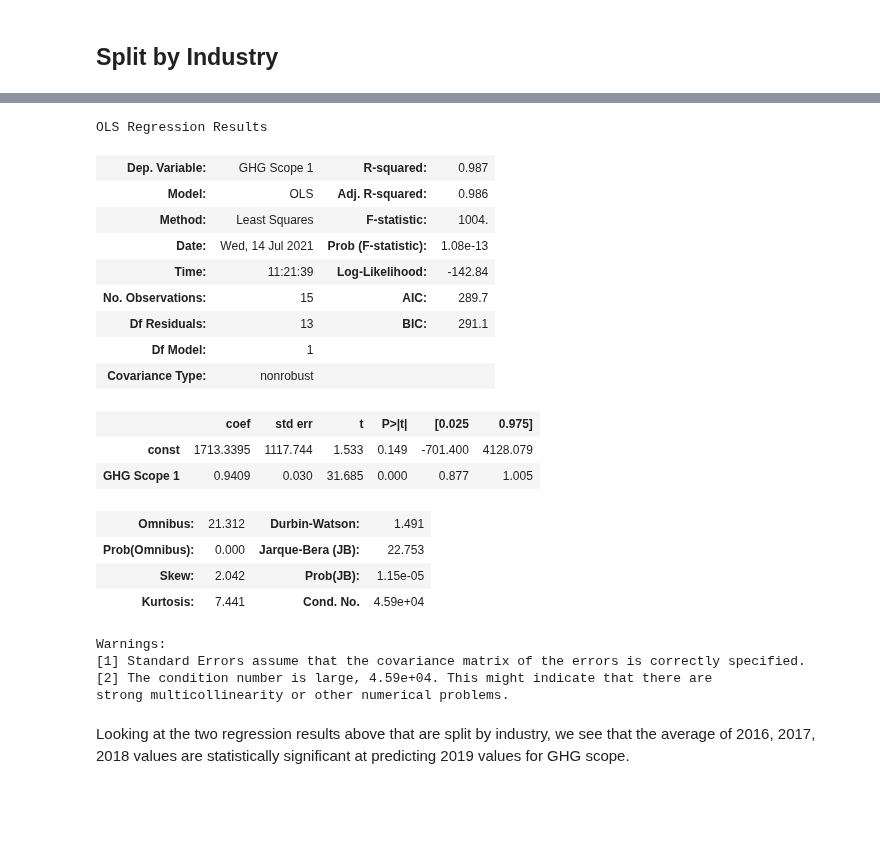
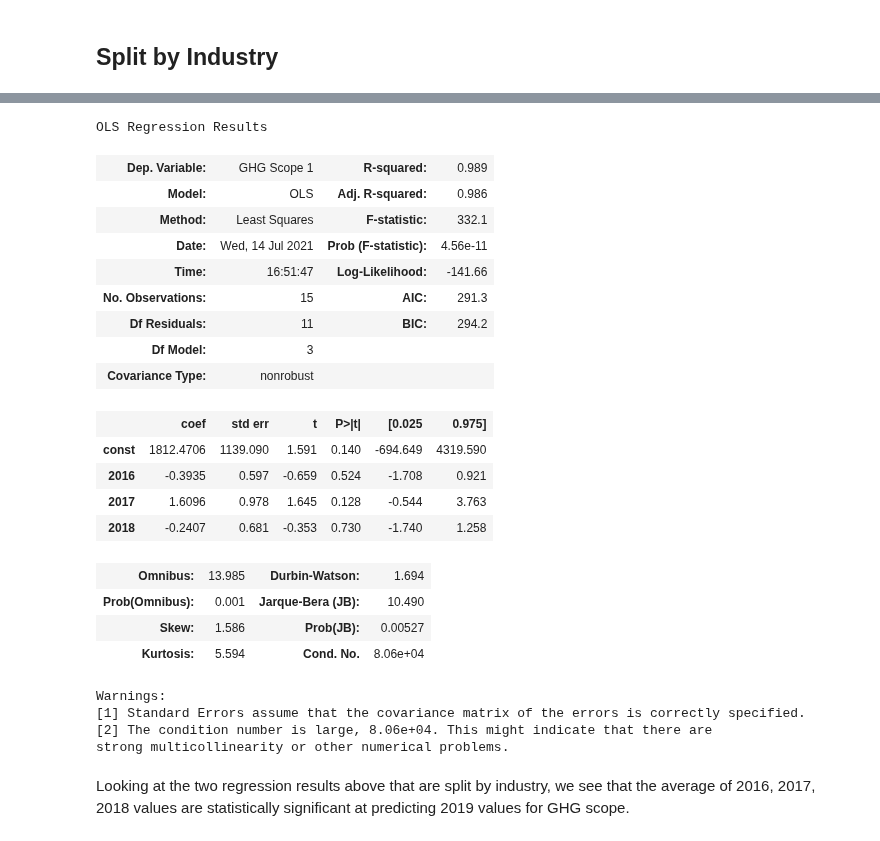
Before and after one commit to maralinetorres/BU-Capstone-Predicting-Environmental-Actions, a Jupyter notebook: Sprint #7 - Final presentation/PredictingTimeSeries - GHG Scope.ipynb, the cells around one changed output, grey strips where cells are left out. Saved outputs shown, nothing was run; the diff lists cells and outputs as text; code cells hidden in the pictures; blank space fills up the shorter version.

```diff
--- a/Sprint #7 - Final presentation/PredictingTimeSeries - GHG Scope.ipynb
+++ b/Sprint #7 - Final presentation/PredictingTimeSeries - GHG Scope.ipynb
@@ -46,8 +46,12 @@ companies_2016 = list(stocks[(stocks['Year'] == 2016) & (stocks['GHG Scope 1'] !
 list2016_as_set = set(companies_2016)
 intersection2= list2016_as_set.intersection(intersection2)
 
-x = stocks[(stocks['Year'].isin([2016, 2017,2018])) & (stocks['Ticker'].isin(intersection2))][['Ticker', 'GHG Scope 1']]
-x = x.groupby('Ticker').mean()[['GHG Scope 1']]
+x = stocks[(stocks['Year'].isin([2016, 2017,2018])) & (stocks['Ticker'].isin(intersection2))][['Year', 'Ticker', 'GHG Scope 1']]
+x = x.pivot(index = 'Ticker', columns = ['Year']).reset_index()
+x.columns = x.columns.droplevel(0)
+
+x = x.rename_axis(None, axis=1)
+x = x.drop(columns = '')
 
 y = stocks[(stocks['Year'] == 2019) & (stocks['Ticker'].isin(intersection2))][['GHG Scope 1']]
 x.index = y.index
@@ -101,8 +107,12 @@ companies_2016 = list(util_df[(util_df['Year'] == 2016) & (util_df['GHG Scope 1'
 list2016_as_set = set(companies_2016)
 intersection = list2016_as_set.intersection(intersection)
 
-x = util_df[(util_df['Year'].isin([2016, 2017,2018])) & (util_df['Ticker'].isin(intersection))][['Ticker', 'GHG Scope 1']]
-x = x.groupby('Ticker').mean()[['GHG Scope 1']]
+x = util_df[(util_df['Year'].isin([2016, 2017,2018])) & (util_df['Ticker'].isin(intersection))][['Year', 'Ticker', 'GHG Scope 1']]
+x = x.pivot(index = 'Ticker', columns = ['Year']).reset_index()
+x.columns = x.columns.droplevel(0)
+
+x = x.rename_axis(None, axis=1)
+x = x.drop(columns = '')
 
 y = util_df[(util_df['Year'] == 2019) & (util_df['Ticker'].isin(intersection))][['GHG Scope 1']]
 x.index = y.index
@@ -136,50 +148,56 @@ strong multicollinearity or other numerical problems.
 # %%
 companies_2018 = list(nrg_df[(nrg_df['Year'] == 2018) & (nrg_df['GHG Scope 1'] != 0)]['Ticker'])
 companies_2019 = list(nrg_df[(nrg_df['Year'] == 2019) & (nrg_df['Ticker'].isin(companies_2018))]['Ticker'])
 
 #Getting companies that have reported for 2016,2017, and 2018 in a years
 list2018_as_set = set(companies_2018)
 intersection = list2018_as_set.intersection(companies_2019)
 
 companies_2017 = list(nrg_df[(nrg_df['Year'] == 2017) & (nrg_df['GHG Scope 1'] != 0) ]['Ticker'])
 list2017_as_set = set(companies_2017)
 intersection = list2017_as_set.intersection(intersection)
 
 companies_2016 = list(nrg_df[(nrg_df['Year'] == 2016) & (nrg_df['GHG Scope 1'] != 0) ]['Ticker'])
 list2016_as_set = set(companies_2016)
 intersection = list2016_as_set.intersection(intersection)
 
-x = nrg_df[(nrg_df['Year'].isin([2016, 2017,2018])) & (nrg_df['Ticker'].isin(intersection))][['Ticker','GHG Scope 1']]
-x = x.groupby('Ticker').mean()[['GHG Scope 1']]
+x = nrg_df[(nrg_df['Year'].isin([2016, 2017,2018])) & (nrg_df['Ticker'].isin(intersection))][['Year', 'Ticker', 'GHG Scope 1']]
+x = x.pivot(index = 'Ticker', columns = ['Year']).reset_index()
+x.columns = x.columns.droplevel(0)
+
+x = x.rename_axis(None, axis=1)
+x = x.drop(columns = '')
 
 y = nrg_df[(nrg_df['Year'] == 2019) & (nrg_df['Ticker'].isin(intersection))][['GHG Scope 1']]
 x.index = y.index
 
 # x_train, x_test, y_train, y_test = train_test_split(
 #     X, y, test_size=0.2, random_state=42)
 x = sm.add_constant(x)
 sm.OLS(y, x).fit().summary()
 # %% [output]
 OLS Regression Results
-| Dep. Variable: | GHG Scope 1 | R-squared: | 0.987 |
+| Dep. Variable: | GHG Scope 1 | R-squared: | 0.989 |
 | Model: | OLS | Adj. R-squared: | 0.986 |
-| Method: | Least Squares | F-statistic: | 1004. |
-| Date: | Wed, 14 Jul 2021 | Prob (F-statistic): | 1.08e-13 |
-| Time: | 11:21:39 | Log-Likelihood: | -142.84 |
-| No. Observations: | 15 | AIC: | 289.7 |
-| Df Residuals: | 13 | BIC: | 291.1 |
-| Df Model: | 1 |  |  |
+| Method: | Least Squares | F-statistic: | 332.1 |
+| Date: | Wed, 14 Jul 2021 | Prob (F-statistic): | 4.56e-11 |
+| Time: | 16:51:47 | Log-Likelihood: | -141.66 |
+| No. Observations: | 15 | AIC: | 291.3 |
+| Df Residuals: | 11 | BIC: | 294.2 |
+| Df Model: | 3 |  |  |
 | Covariance Type: | nonrobust |  |  |
 |  | coef | std err | t | P>|t| | [0.025 | 0.975] |
-| const | 1713.3395 | 1117.744 | 1.533 | 0.149 | -701.400 | 4128.079 |
-| GHG Scope 1 | 0.9409 | 0.030 | 31.685 | 0.000 | 0.877 | 1.005 |
+| const | 1812.4706 | 1139.090 | 1.591 | 0.140 | -694.649 | 4319.590 |
+| 2016 | -0.3935 | 0.597 | -0.659 | 0.524 | -1.708 | 0.921 |
+| 2017 | 1.6096 | 0.978 | 1.645 | 0.128 | -0.544 | 3.763 |
+| 2018 | -0.2407 | 0.681 | -0.353 | 0.730 | -1.740 | 1.258 |
-| Omnibus: | 21.312 | Durbin-Watson: | 1.491 |
-| Prob(Omnibus): | 0.000 | Jarque-Bera (JB): | 22.753 |
-| Skew: | 2.042 | Prob(JB): | 1.15e-05 |
-| Kurtosis: | 7.441 | Cond. No. | 4.59e+04 |
+| Omnibus: | 13.985 | Durbin-Watson: | 1.694 |
+| Prob(Omnibus): | 0.001 | Jarque-Bera (JB): | 10.490 |
+| Skew: | 1.586 | Prob(JB): | 0.00527 |
+| Kurtosis: | 5.594 | Cond. No. | 8.06e+04 |
 Warnings:
 [1] Standard Errors assume that the covariance matrix of the errors is correctly specified.
-[2] The condition number is large, 4.59e+04. This might indicate that there are
+[2] The condition number is large, 8.06e+04. This might indicate that there are
 strong multicollinearity or other numerical problems.
 # %% [markdown]
 Looking at the two regression results above that are split by industry, we see that the average of 2016, 2017, 2018 values are statistically significant at predicting 2019 values for GHG scope.
```
Also changed, not shown: parts of 8 cells of this notebook.
